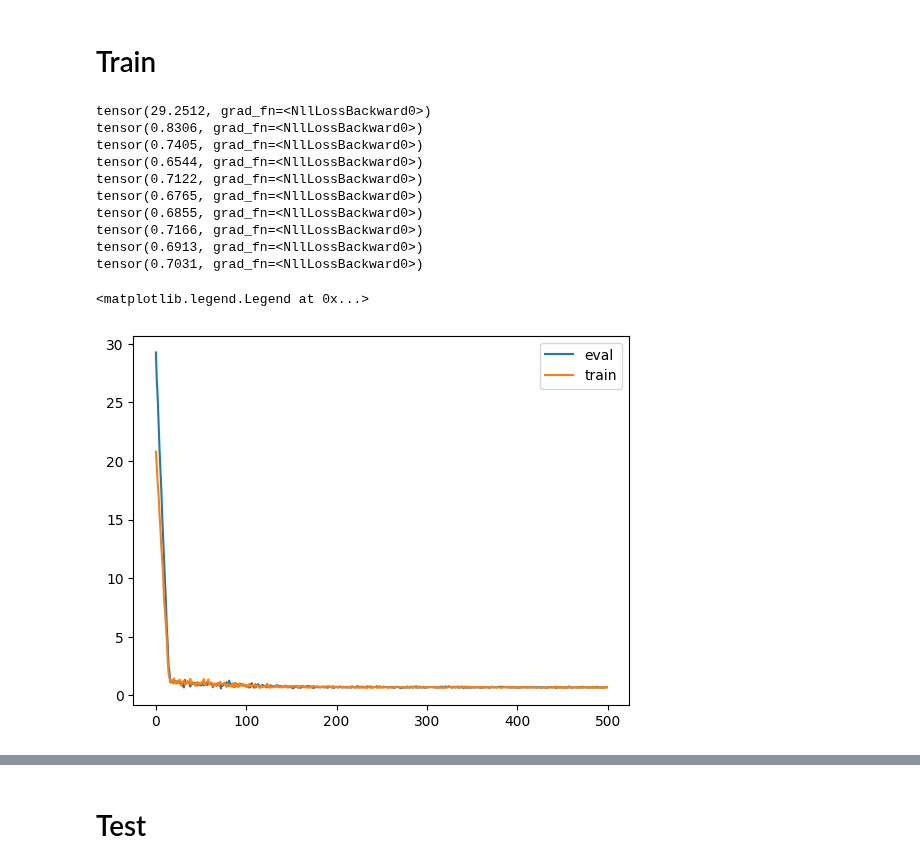
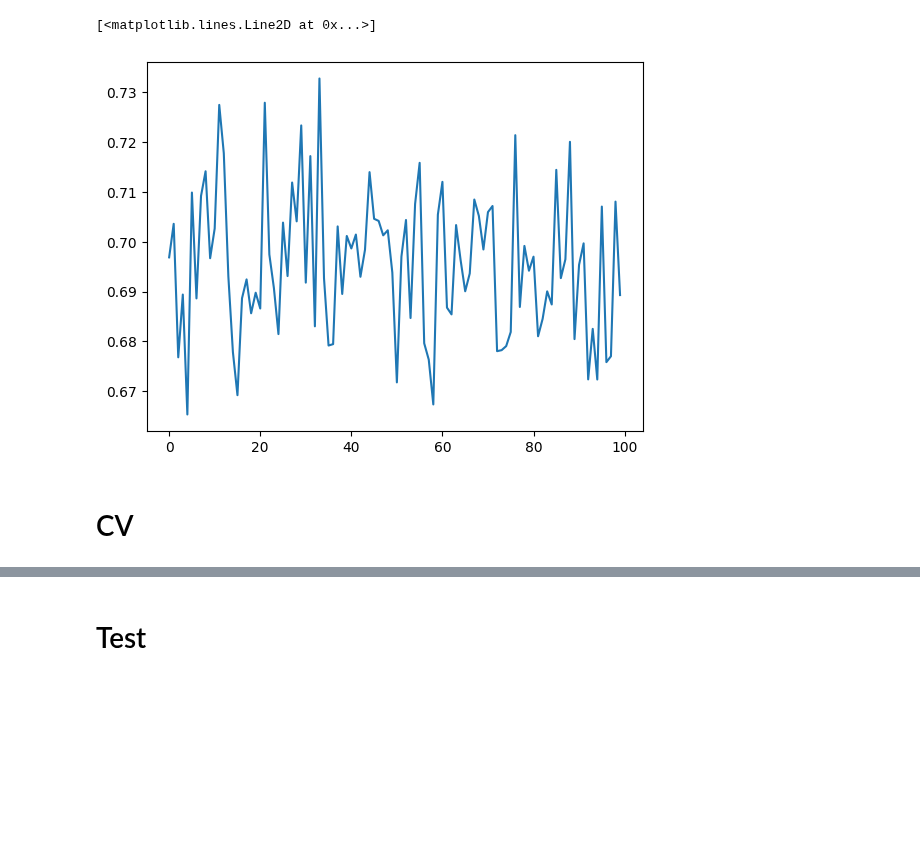
Before and after one commit to igor-cheb/mle_prep, a Jupyter notebook: motorcyclehabitprediction/modelling.ipynb, the cells around one changed output, grey strips where cells are left out. Saved outputs shown, nothing was run; the diff lists cells and outputs as text; code cells hidden in the pictures; blank space fills up the shorter version.

Commit message:
model class expanded

```diff
--- a/motorcyclehabitprediction/modelling.ipynb
+++ b/motorcyclehabitprediction/modelling.ipynb
@@ -9,0 +13,11 @@ from NN_model_class import Model
+# %%
+raw_df = pd.read_csv('data_raw/train.csv')
+X = raw_df[ALL_COLS]; y = raw_df[LABEL]
+data_transform = DataTransformer(all_cols=ALL_COLS)
+# %%
+pipe = Pipeline([
+    ("data_tranformer", data_transform),
+    ("model", Model())
+])
+
+pipe.fit(X, y)
@@ -10,2 +40,7 @@ from NN_model_class import Model
+# %%
+plt.plot(pipe.named_steps['model'].all_losses, label='train')
+# %% [output]
+[<matplotlib.lines.Line2D at 0x...>]
+[figure, added]
 # %% [markdown]
-# Train
+# CV
@@ -35,36 +55,0 @@ X = raw_df[ALL_COLS]; y = raw_df[LABEL]
-# %%
-total_eval_loss = []; total_train_loss = []
-
-for epoch in range(500):
-    X_train, X_eval, y_train, y_eval = train_test_split(X, y, test_size=0.25, stratify=y)
-    model, train_loss = train_epoch(X=X_train, y=y_train, model=model)
-
-    # testing on eval
-    nll_loss = torch.nn.NLLLoss()
-    eval_x_tens = torch.tensor(X_eval.values, dtype=torch.float32)
-    eval_y_tens = torch.tensor(y_eval.values, dtype=torch.long)
-    eval_loss = nll_loss(model(eval_x_tens), eval_y_tens)
-
-    # saving losses
-    total_eval_loss.append(eval_loss.detach().numpy())
-    total_train_loss.append(train_loss.detach().numpy())
-    if epoch%50==0:
-        print(eval_loss)
-# %% [output]
-tensor(29.2512, grad_fn=<NllLossBackward0>)
-tensor(0.8306, grad_fn=<NllLossBackward0>)
-tensor(0.7405, grad_fn=<NllLossBackward0>)
-tensor(0.6544, grad_fn=<NllLossBackward0>)
-tensor(0.7122, grad_fn=<NllLossBackward0>)
-tensor(0.6765, grad_fn=<NllLossBackward0>)
-tensor(0.6855, grad_fn=<NllLossBackward0>)
-tensor(0.7166, grad_fn=<NllLossBackward0>)
-tensor(0.6913, grad_fn=<NllLossBackward0>)
-tensor(0.7031, grad_fn=<NllLossBackward0>)
-# %%
-plt.plot(total_eval_loss, label='eval')
-plt.plot(total_train_loss, label='train')
-plt.legend()
-# %% [output]
-<matplotlib.legend.Legend at 0x...>
-[figure, removed]
```
Also changed, not shown: parts of 10 cells of this notebook, 5 other files.
